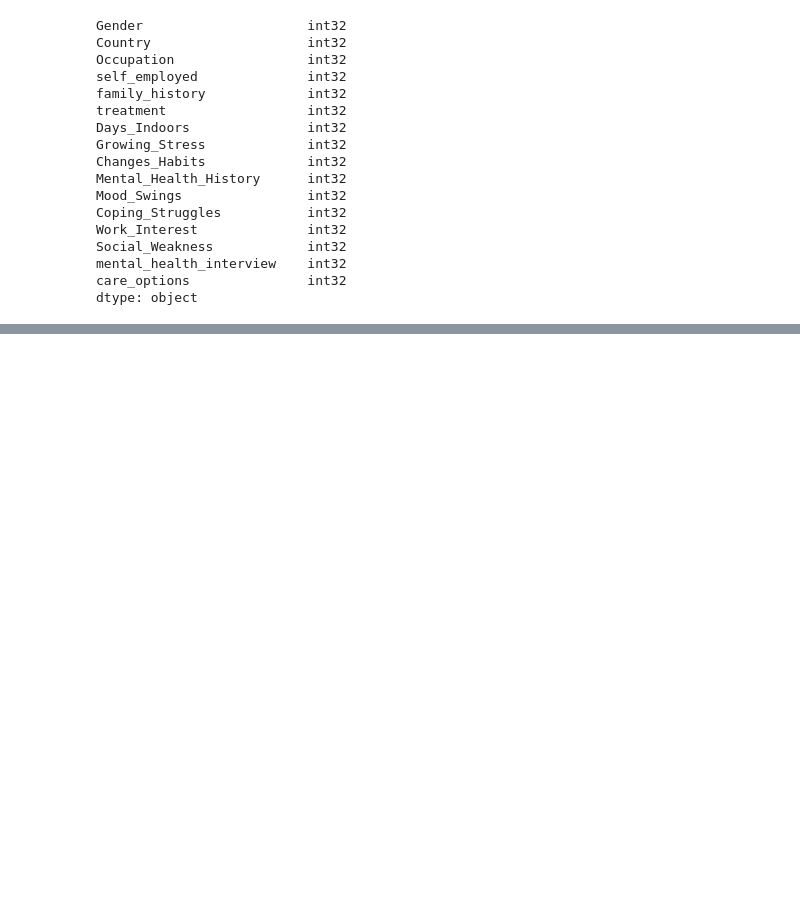
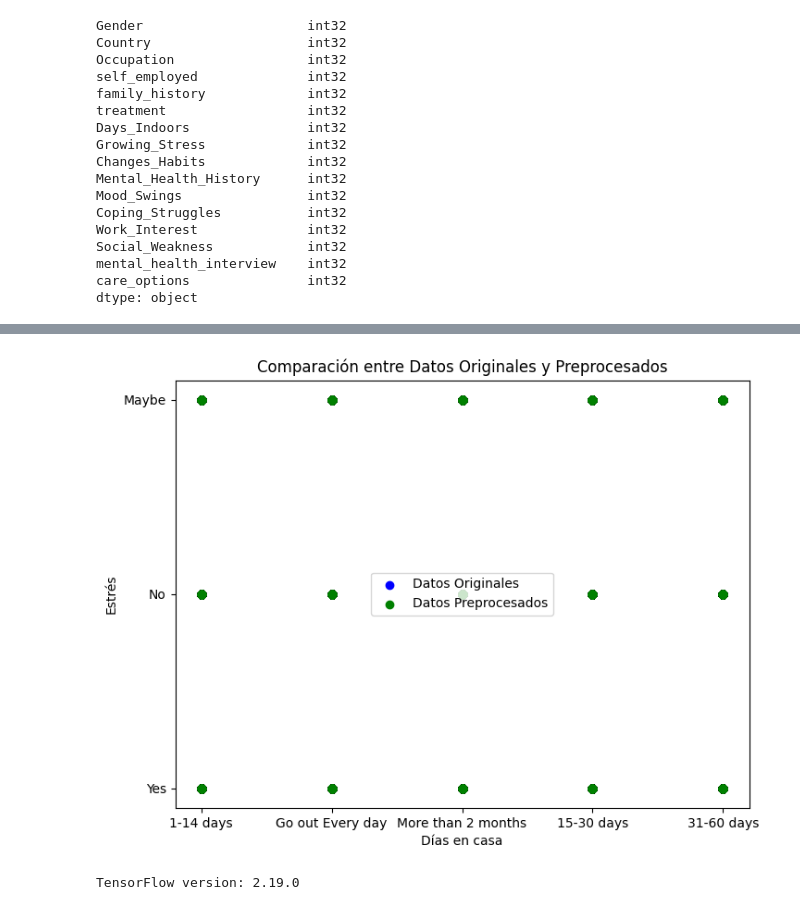
Before and after one commit to Mariapra01/Mineria-de-Datos, a Jupyter notebook: VAE.ipynb, the cells around one changed output, grey strips where cells are left out. Drawn from its saved outputs; the diff is of its cells as text; code cells hidden in the pictures; blank space fills up the shorter version.

```diff
--- a/VAE.ipynb
+++ b/VAE.ipynb
@@ -119,0 +179,32 @@ dtype: object
+# %%
+# Gráfico comparativo entre datos originales y transformados
+import matplotlib.pyplot as plt
+import seaborn as sns
+
+# Graficamos ambos conjuntos de datos: los originales y los preprocesados
+plt.figure(figsize=(8,6))
+
+# Gráfico para los datos originales
+plt.scatter(df['Days_Indoors'], df['Growing_Stress'], label='Datos Originales', color='blue')
+
+# Gráfico para los datos preprocesados
+plt.scatter(df_label['Days_Indoors'], df_label['Growing_Stress'], label='Datos Preprocesados', color='green')
+
+# Títulos y etiquetas
+plt.title('Comparación entre Datos Originales y Preprocesados')
+plt.xlabel('Días en casa')
+plt.ylabel('Estrés')
+
+# Leyenda
+plt.legend()
+
+# Mostrar el gráfico
+plt.show()
+# %% [output]
+[figure, added]
+# %%
+#Para ver si esta instalado correctamente tensorflow
+import tensorflow as tf
+print("TensorFlow version:", tf.__version__)
+# %% [output]
+TensorFlow version: 2.19.0
```
Also changed, not shown: parts of 21 cells of this notebook.
